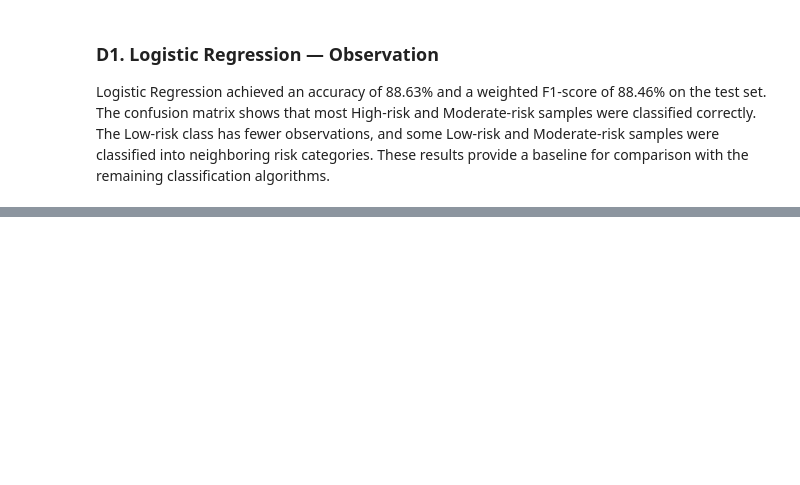
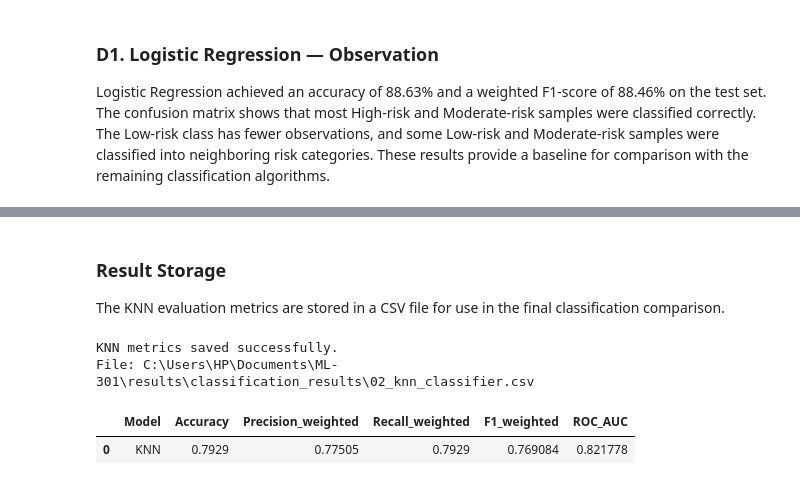
Before and after one commit to MohithKumar128/ML-301, a Jupyter notebook: notebooks/classification.ipynb, the cells around one changed output, grey strips where cells are left out. Saved outputs shown, nothing was run; the diff lists cells and outputs as text; code cells hidden in the pictures; blank space fills up the shorter version.

```diff
--- a/notebooks/classification.ipynb
+++ b/notebooks/classification.ipynb
@@ -796,0 +888,32 @@ Logistic Regression achieved an accuracy of 88.63% and a weighted F1-score of 88
+# %% [markdown]
+### Result Storage
+
+The KNN evaluation metrics are stored in a CSV file for use in the final classification comparison.
+# %%
+# Store KNN evaluation metrics
+knn_results = pd.DataFrame({
+    "Model": ["KNN"],
+    "Accuracy": [knn_accuracy],
+    "Precision_weighted": [knn_precision],
+    "Recall_weighted": [knn_recall],
+    "F1_weighted": [knn_f1],
+    "ROC_AUC": [knn_roc_auc]
+})
+
+# Save metrics to the classification results directory
+knn_file = results_dir / "02_knn_classifier.csv"
+
+knn_results.to_csv(
+    knn_file,
+    index=False
+)
+
+print("KNN metrics saved successfully.")
+print("File:", knn_file)
+
+display(pd.read_csv(knn_file))
+# %% [output]
+KNN metrics saved successfully.
+File: C:\Users\HP\Documents\ML-301\results\classification_results\02_knn_classifier.csv
+|  | Model | Accuracy | Precision_weighted | Recall_weighted | F1_weighted | ROC_AUC |
+| 0 | KNN | 0.7929 | 0.77505 | 0.7929 | 0.769084 | 0.821778 |
```
Also changed, not shown: parts of 19 cells of this notebook, 1 other file.
